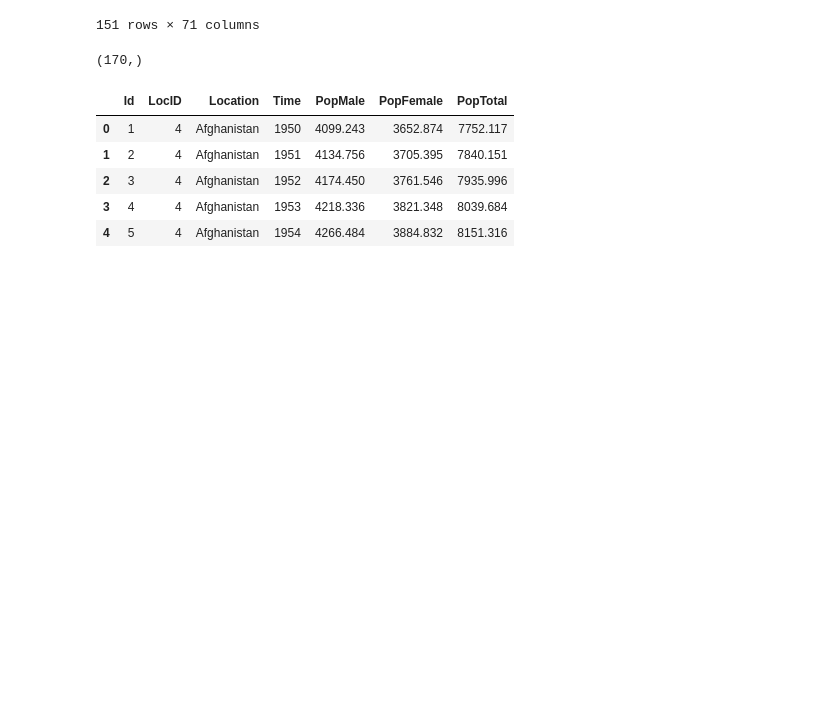
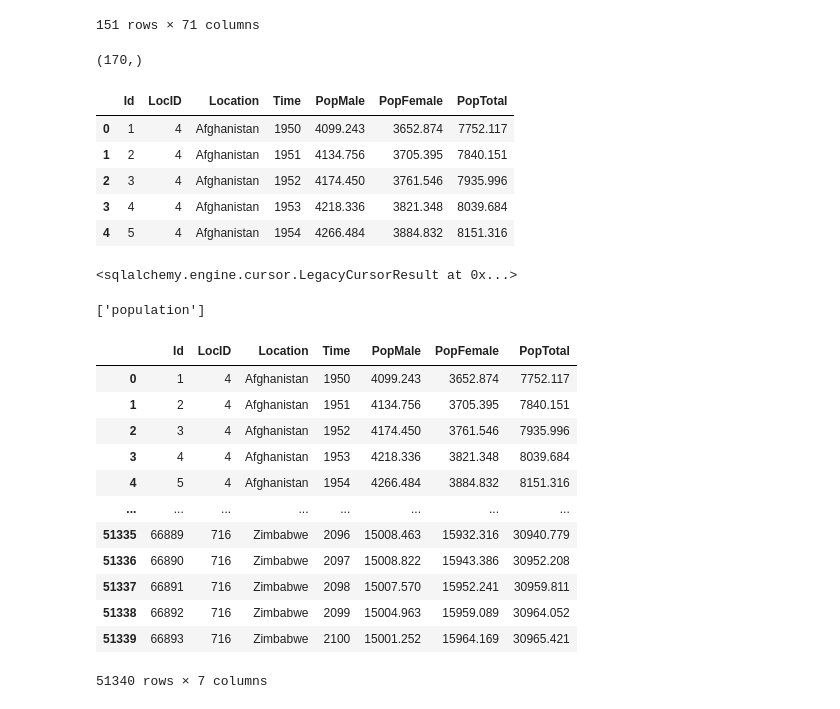
Before and after one commit to MarcusKorea/Populations_In_Countries, a Jupyter notebook: dataconversion.ipynb, the cells around one changed output. Saved outputs shown, nothing was run; the diff lists cells and outputs as text; code cells hidden in the pictures; blank space fills up the shorter version.

```diff
--- a/dataconversion.ipynb
+++ b/dataconversion.ipynb
@@ -94,0 +97,32 @@ clean_pop.to_json("Data/clean_populations.json",orient = "records")
+# %%
+engine = create_engine(f'postgresql://postgres:{password}@localhost:5432')
+conn = engine.connect()
+conn.execute("commit")
+conn.execute("create database populations")
+# %% [output]
+<sqlalchemy.engine.cursor.LegacyCursorResult at 0x...>
+# %%
+# create table in database
+clean_pop.to_sql(name="population", con = engine,if_exists = "append", index = False )
+engine.table_names()
+# %% [output]
+['population']
+# %%
+#Read from postgresql
+query="select *  from population "
+query_df=pd.read_sql_query(query,engine)
+query_df
+# %% [output]
+|  | Id | LocID | Location | Time | PopMale | PopFemale | PopTotal |
+| 0 | 1 | 4 | Afghanistan | 1950 | 4099.243 | 3652.874 | 7752.117 |
+| 1 | 2 | 4 | Afghanistan | 1951 | 4134.756 | 3705.395 | 7840.151 |
+| 2 | 3 | 4 | Afghanistan | 1952 | 4174.450 | 3761.546 | 7935.996 |
+| 3 | 4 | 4 | Afghanistan | 1953 | 4218.336 | 3821.348 | 8039.684 |
+| 4 | 5 | 4 | Afghanistan | 1954 | 4266.484 | 3884.832 | 8151.316 |
+| ... | ... | ... | ... | ... | ... | ... | ... |
+| 51335 | 66889 | 716 | Zimbabwe | 2096 | 15008.463 | 15932.316 | 30940.779 |
+| 51336 | 66890 | 716 | Zimbabwe | 2097 | 15008.822 | 15943.386 | 30952.208 |
+| 51337 | 66891 | 716 | Zimbabwe | 2098 | 15007.570 | 15952.241 | 30959.811 |
+| 51338 | 66892 | 716 | Zimbabwe | 2099 | 15004.963 | 15959.089 | 30964.052 |
+| 51339 | 66893 | 716 | Zimbabwe | 2100 | 15001.252 | 15964.169 | 30965.421 |
+51340 rows × 7 columns
```
Also changed, not shown: parts of 6 cells of this notebook, 4 other files.
